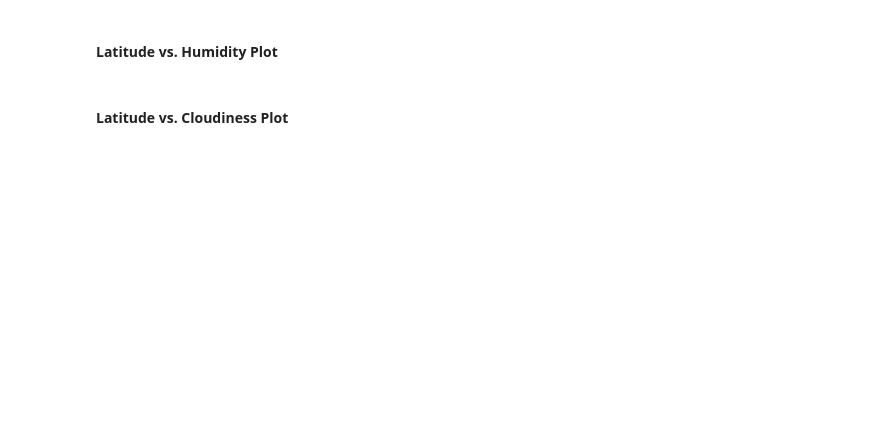
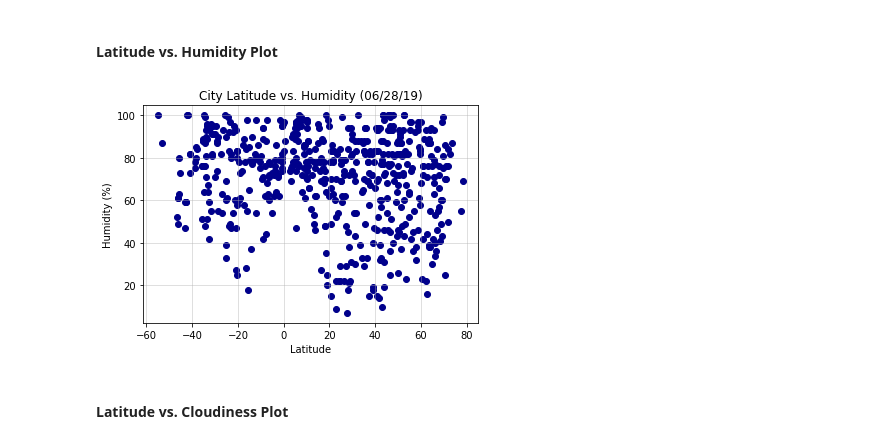
Before and after one commit to brycenolan1/pythonapi_hw6, a Jupyter notebook: WeatherPy_hw_solved.ipynb, the cells around one changed output. Saved outputs shown, nothing was run; the diff lists cells and outputs as text; code cells hidden in the pictures; blank space fills up the shorter version.

```diff
--- a/WeatherPy_hw_solved.ipynb
+++ b/WeatherPy_hw_solved.ipynb
@@ -124,4 +197,23 @@ print(f"==============================")
 # %% [markdown]
 #### Latitude vs. Humidity Plot
+# %%
+# define x, y, and area for each city type
+x_lat = np.array(city_weather_df["Lat"])
+y_hum = np.array(city_weather_df["Humidity"])
+
+# build scatter plots for each city type
+plt.scatter(x_lat, y_hum, marker="o", facecolor="darkblue", edgecolors="darkblue", alpha=1)
+
+# label graph
+plt.xlabel("Latitude")
+plt.ylabel("Humidity (%)")
+plt.title("City Latitude vs. Humidity (06/28/19)")
+plt.grid(alpha = 0.5)
+
+# show plot
+plt.savefig("lat_vs_humid.png")
+plt.show()
+# %% [output]
+[figure, added]
 # %% [markdown]
 #### Latitude vs. Cloudiness Plot
```
Also changed, not shown: parts of 11 cells of this notebook, 5 other files.
